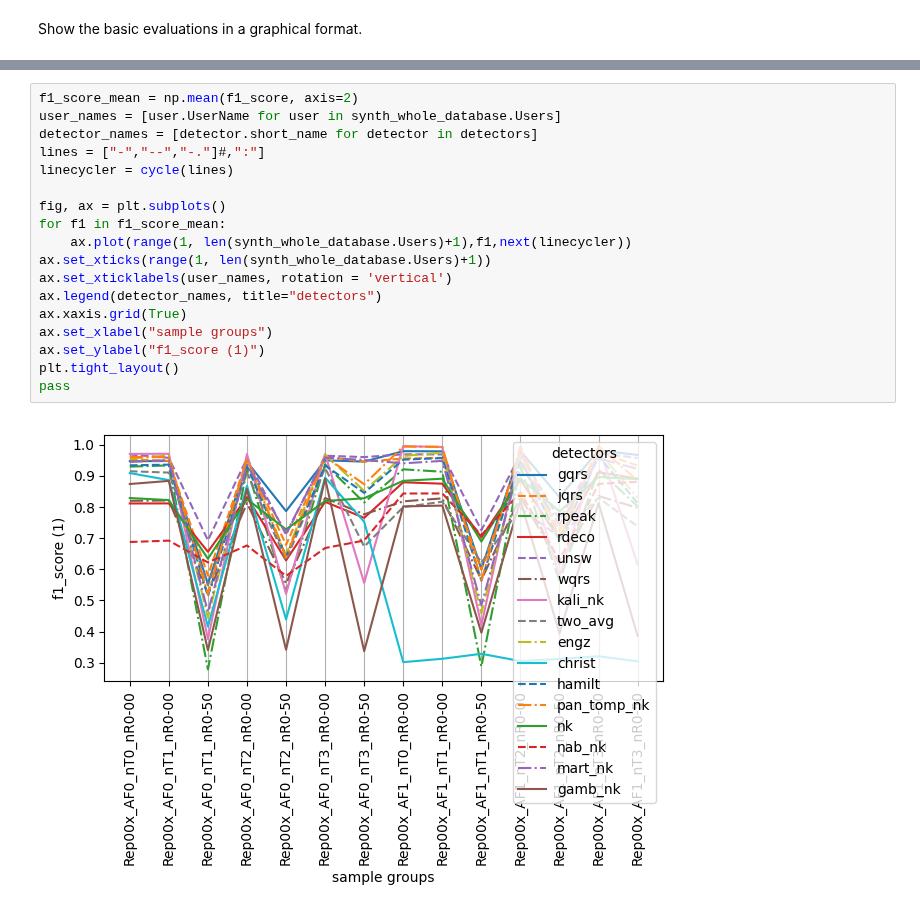
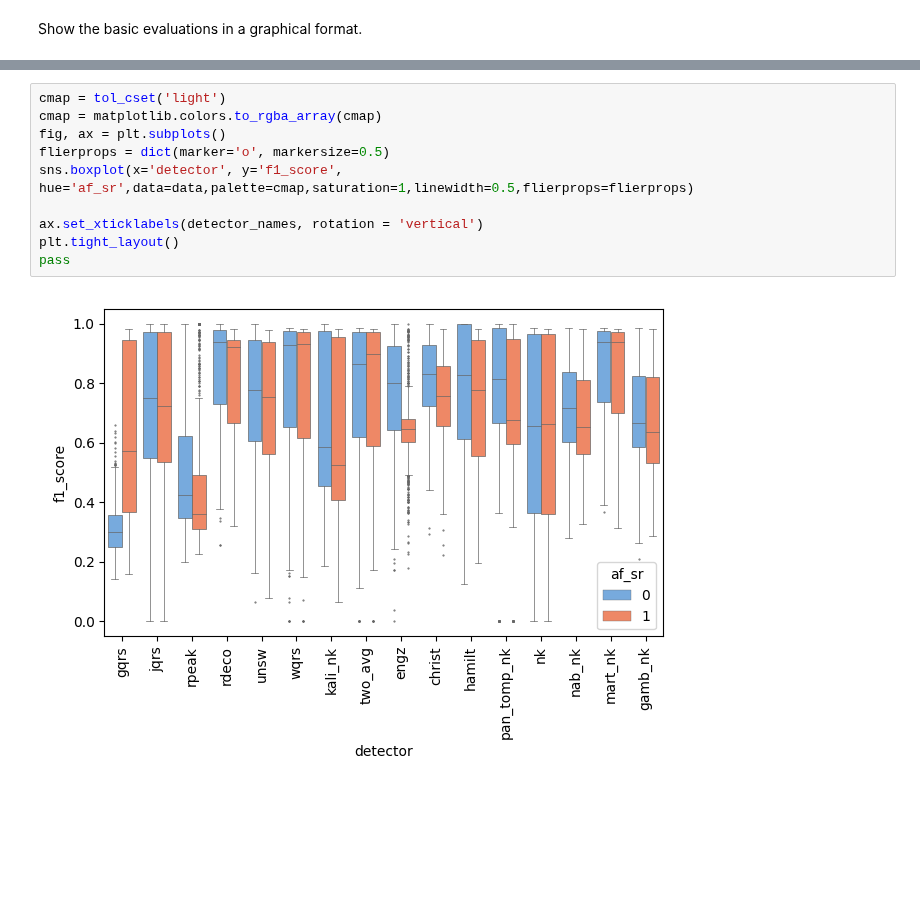
Before and after one commit to floriankri/ecg_detector_assessment, a Jupyter notebook: Playground/playground.ipynb, the cells around one changed output, grey strips where cells are left out. Cells and saved outputs as stored; diff of their text form; blank space fills up the shorter version.

```diff
--- a/Playground/playground.ipynb
+++ b/Playground/playground.ipynb
@@ -1010,20 +1046,12 @@ pass
-# %%
-f1_score_mean = np.mean(f1_score, axis=2)
-user_names = [user.UserName for user in synth_whole_database.Users]
-detector_names = [detector.short_name for detector in detectors]
-lines = ["-","--","-."]#,":"]
-linecycler = cycle(lines)
-
-fig, ax = plt.subplots()
-for f1 in f1_score_mean:
-    ax.plot(range(1, len(synth_whole_database.Users)+1),f1,next(linecycler))
-ax.set_xticks(range(1, len(synth_whole_database.Users)+1))
-ax.set_xticklabels(user_names, rotation = 'vertical')
-ax.legend(detector_names, title="detectors")
-ax.xaxis.grid(True)
-ax.set_xlabel("sample groups")
-ax.set_ylabel("f1_score (1)")
-plt.tight_layout()
-pass
-# %% [output]
-[figure, removed]
+# %%
+cmap = tol_cset('light')
+cmap = matplotlib.colors.to_rgba_array(cmap)
+fig, ax = plt.subplots()
+flierprops = dict(marker='o', markersize=0.5)
+sns.boxplot(x='detector', y='f1_score', hue='af_sr',data=data,palette=cmap,saturation=1,linewidth=0.5,flierprops=flierprops)
+
+ax.set_xticklabels(detector_names, rotation = 'vertical')
+plt.tight_layout()
+pass
+# %% [output]
+[figure, added]
```
Also changed, not shown: parts of 22 cells of this notebook.
